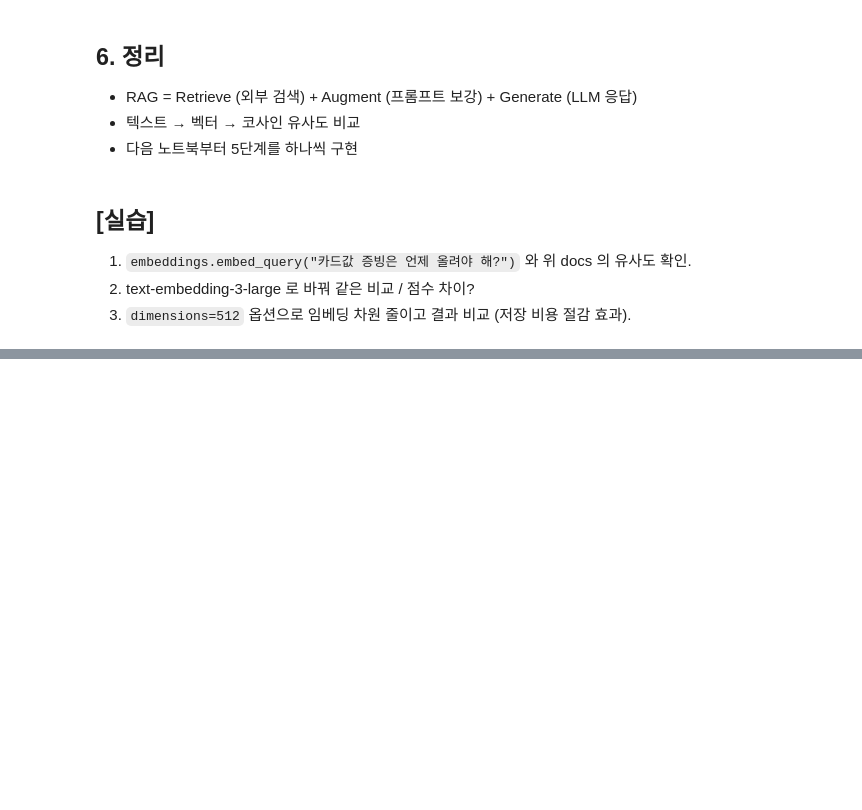
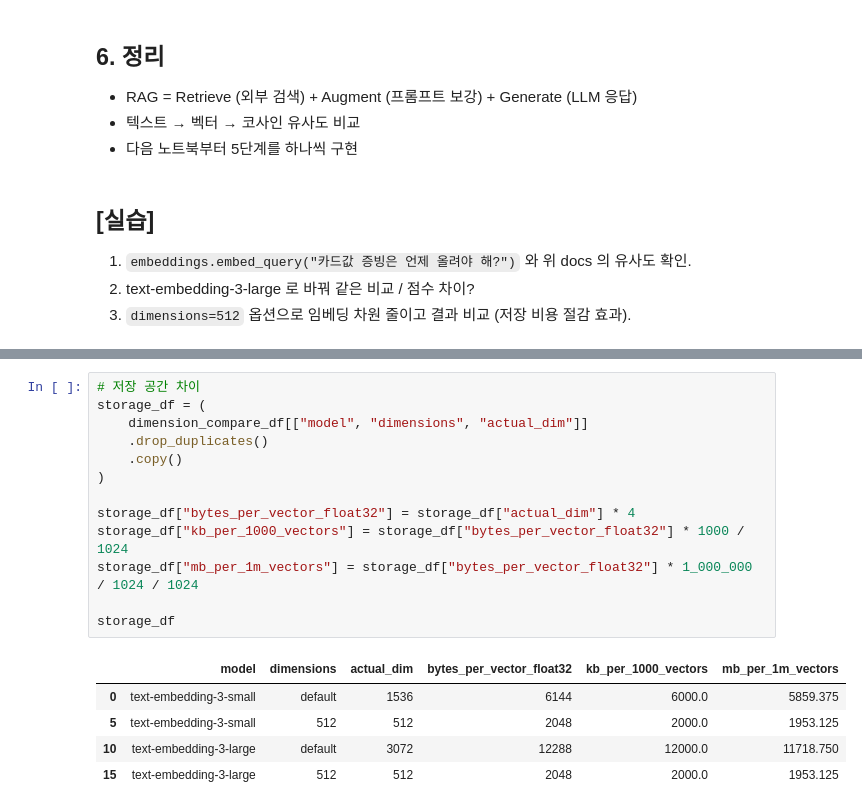
Before and after one commit to dovan2026/SKN30_playdata, a Jupyter notebook: LLM/RAG_1_Overview.ipynb, the cells around one changed output, grey strips where cells are left out. Cells and saved outputs as stored; diff of their text form; blank space fills up the shorter version.

```diff
--- a/LLM/RAG_1_Overview.ipynb
+++ b/LLM/RAG_1_Overview.ipynb
@@ -190,0 +249,19 @@ for score, doc in ranked:
+# %%
+# 저장 공간 차이
+storage_df = (
+    dimension_compare_df[["model", "dimensions", "actual_dim"]]
+    .drop_duplicates()
+    .copy()
+)
+
+storage_df["bytes_per_vector_float32"] = storage_df["actual_dim"] * 4
+storage_df["kb_per_1000_vectors"] = storage_df["bytes_per_vector_float32"] * 1000 / 1024
+storage_df["mb_per_1m_vectors"] = storage_df["bytes_per_vector_float32"] * 1_000_000 / 1024 / 1024
+
+storage_df
+# %% [output]
+|  | model | dimensions | actual_dim | bytes_per_vector_float32 | kb_per_1000_vectors | mb_per_1m_vectors |
+| 0 | text-embedding-3-small | default | 1536 | 6144 | 6000.0 | 5859.375 |
+| 5 | text-embedding-3-small | 512 | 512 | 2048 | 2000.0 | 1953.125 |
+| 10 | text-embedding-3-large | default | 3072 | 12288 | 12000.0 | 11718.750 |
+| 15 | text-embedding-3-large | 512 | 512 | 2048 | 2000.0 | 1953.125 |
```
Also changed, not shown: parts of 5 cells of this notebook, 1 other file.
